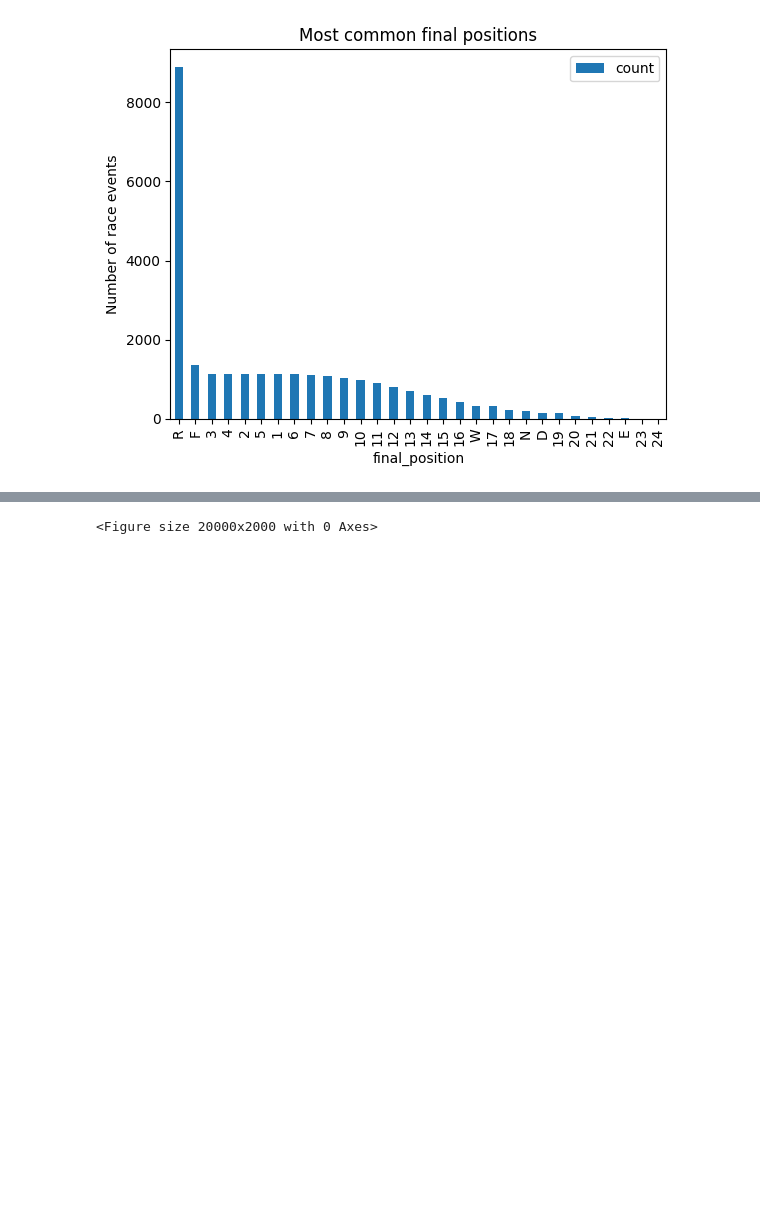
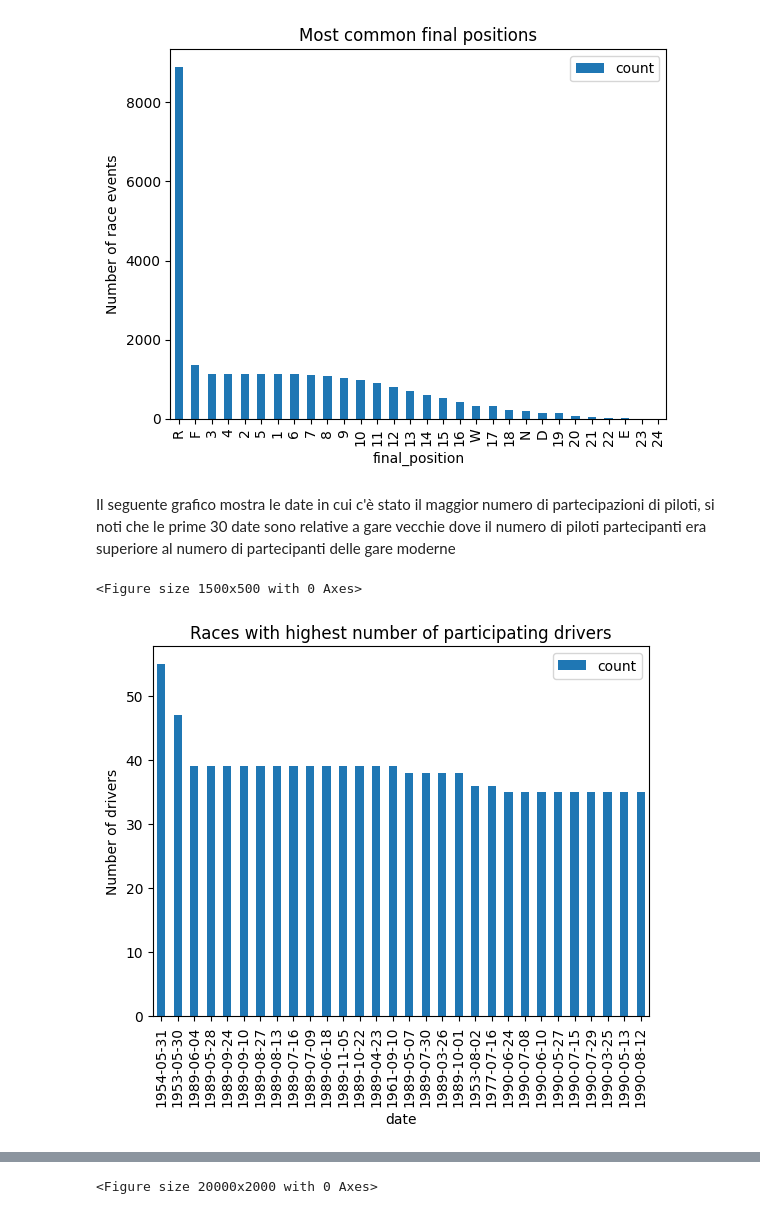
Before and after one commit to Manillin/Notes, a Jupyter notebook: masters/BigDataAnalytics/Lab/AssignmentEDA/assignment.ipynb, the cells around one changed output, grey strips where cells are left out. Saved outputs shown, nothing was run; the diff lists cells and outputs as text; code cells hidden in the pictures; blank space fills up the shorter version.

```diff
--- a/masters/BigDataAnalytics/Lab/AssignmentEDA/assignment.ipynb
+++ b/masters/BigDataAnalytics/Lab/AssignmentEDA/assignment.ipynb
@@ -168,3 +203,15 @@ plt.show()
 # %% [output]
 <Figure size 1500x500 with 0 Axes>
 [figure]
+# %% [markdown]
+Il seguente grafico mostra le date in cui c'è stato il maggior numero di partecipazioni di piloti, si noti che le prime 30 date sono relative a gare vecchie dove il numero di piloti partecipanti era superiore al numero di partecipanti delle gare moderne
+# %%
+m = df["date"].value_counts().reset_index().head(30)
+plt.figure(figsize=(15,5))
+m.plot(kind='bar',x="date",y="count")
+plt.ylabel("Number of drivers")
+plt.title("Races with highest number of participating drivers")
+plt.show()
+# %% [output]
+<Figure size 1500x500 with 0 Axes>
+[figure, added]
```
Also changed, not shown: parts of 71 cells of this notebook, 20 other files.
